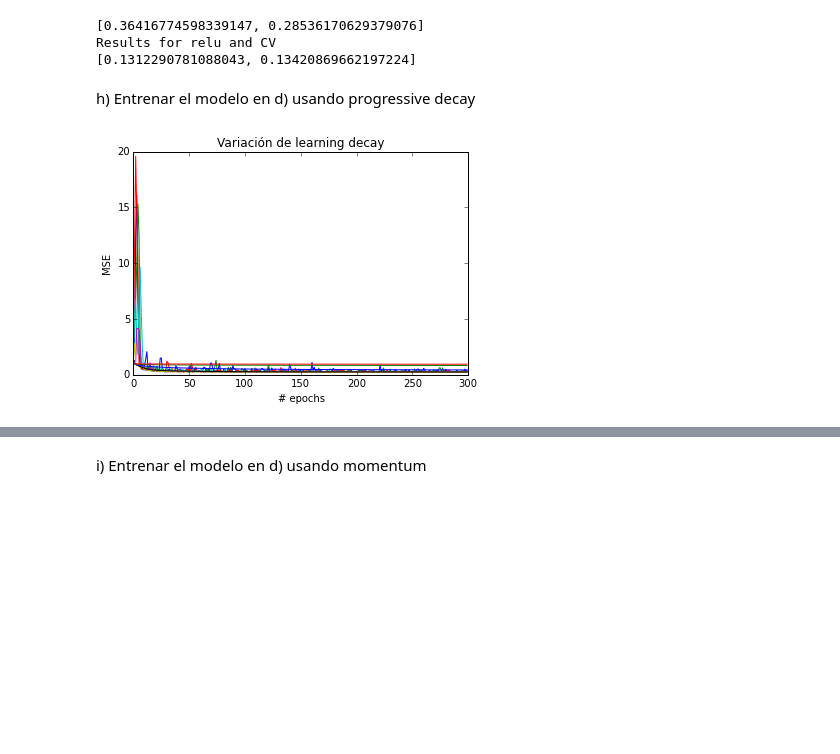
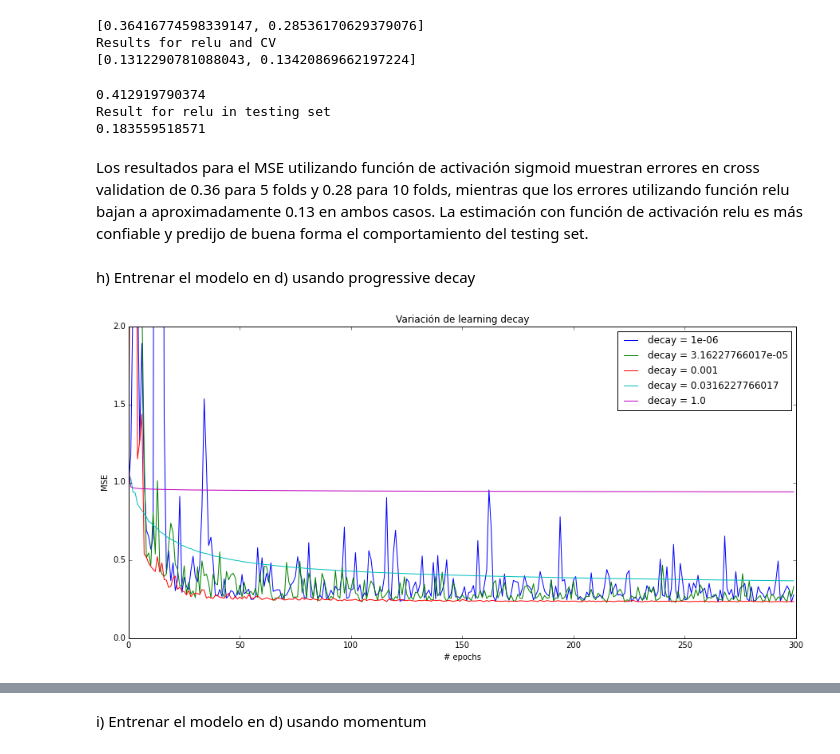
Before and after one commit to asazo/ANN, a Jupyter notebook: tarea1/tarea1.ipynb, the cells around one changed output, grey strips where cells are left out. Saved outputs shown, nothing was run; the diff lists cells and outputs as text; code cells hidden in the pictures; blank space fills up the shorter version.

```diff
--- a/tarea1/tarea1.ipynb
+++ b/tarea1/tarea1.ipynb
@@ -264,7 +276,7 @@ lear_rate = np.linspace(0,0.02,n_lr)
 
 %matplotlib inline
 epochs = np.arange(300)
-colors = ['r', 'g', 'b', 'y', 'c', 'm']
+plt.figure(figsize=(15,7))
 for n, i in enumerate(lear_rate):
     sgd = SGD(lr=i)
     model = generate_model(sgd, "sigmoid")
@@ -272,10 +284,12 @@ for n, i in enumerate(lear_rate):
     hist = model.fit(X_train_scaled.as_matrix(), y_train_scaled.as_matrix(),
                    nb_epoch=300, verbose=0,
                    validation_data=(X_test_scaled.as_matrix(), y_test_scaled.as_matrix()))
-    plt.plot(epochs, hist.history['loss'], color=colors[n % len(colors)])
+    plt.plot(epochs, hist.history['loss'], label="Lear_rate:"+str(i))
 
 plt.title(u"Variación de learning rate con activación Sigmoid")
 plt.xlabel("# epochs")
 plt.ylabel("MSE")
+plt.ylim([0, 2])
+plt.legend()
 plt.show()
 # %% [output]
@@ -282,0 +297,22 @@ plt.show()
+# %%
+n_lr = 5
+lear_rate = np.linspace(0,0.02,n_lr)
+
+%matplotlib inline
+epochs = np.arange(300)
+plt.figure(figsize=(15,7))
+for n, i in enumerate(lear_rate):
+    sgd = SGD(lr=i)
+    model = generate_model(sgd, "sigmoid")
+
+    hist = model.fit(X_train_scaled.as_matrix(), y_train_scaled.as_matrix(),
+                   nb_epoch=300, verbose=0,
+                   validation_data=(X_test_scaled.as_matrix(), y_test_scaled.as_matrix()))
+    plt.plot(epochs, hist.history['loss'], label="Lear_rate:"+str(i))
+
+plt.title(u"Variación de learning rate con activación Sigmoid")
+plt.xlabel("# epochs")
+plt.ylabel("MSE")
+plt.ylim([0, 2])
+plt.legend()
+plt.show()
@@ -320,27 +360,47 @@ print mse_cvs2
 [0.36416774598339147, 0.28536170629379076]
 Results for relu and CV
 [0.1312290781088043, 0.13420869662197224]
+# %%
+model1 = generate_model(SGD(lr=0.02), "sigmoid")
+model2 = generate_model(SGD(lr=0.02), "relu")
+model1.fit(X_train_scaled.as_matrix(), y_train_scaled.as_matrix(), nb_epoch=300, verbose=0)
+model2.fit(X_train_scaled.as_matrix(), y_train_scaled.as_matrix(), nb_epoch=300, verbose=0)
+score_sigmoid = model1.evaluate(X_test_scaled.as_matrix(), y_test_scaled.as_matrix())
+score_relu = model2.evaluate(X_test_scaled.as_matrix(), y_test_scaled.as_matrix())
+print "Result for sigmoid in testing set"
+print score_sigmoid
+print "Result for relu in testing set"
+print score_relu
+# %% [output]
+0.412919790374
+Result for relu in testing set
+0.183559518571
+# %% [markdown]
+Los resultados para el MSE utilizando función de activación sigmoid muestran errores en cross validation de 0.36 para 5 folds y 0.28 para 10 folds, mientras que los errores utilizando función relu bajan a aproximadamente 0.13 en ambos casos. La estimación con función de activación relu es más confiable y predijo de buena forma el comportamiento del testing set.
 # %% [markdown]
 h) Entrenar el modelo en d) usando progressive decay
 # %%
-n_decay = 10
+n_decay = 5
 lear_decay = np.logspace(-6,0,n_decay)
 
 %matplotlib inline
 epochs = np.arange(300)
+plt.figure(figsize=(15,7))
 
 for i in lear_decay:
     sgd = SGD(lr=0.02, decay=i)
     model = generate_model(sgd, "sigmoid")
 
     hist = model.fit(X_train_scaled.as_matrix(), y_train_scaled.as_matrix(),
                    nb_epoch=300, verbose=0,
                    validation_data=(X_test_scaled.as_matrix(), y_test_scaled.as_matrix()))
-    plt.plot(epochs, hist.history['loss'])
+    plt.plot(epochs, hist.history['loss'], label="decay = "+str(i))
 
 plt.title(u"Variación de learning decay")
 plt.xlabel("# epochs")
 plt.ylabel("MSE")
+plt.legend()
+plt.ylim([0,2])
 plt.show()
 # %% [output]
-[figure, old version]
+[figure, new version]
```
Also changed, not shown: parts of 22 cells of this notebook.
